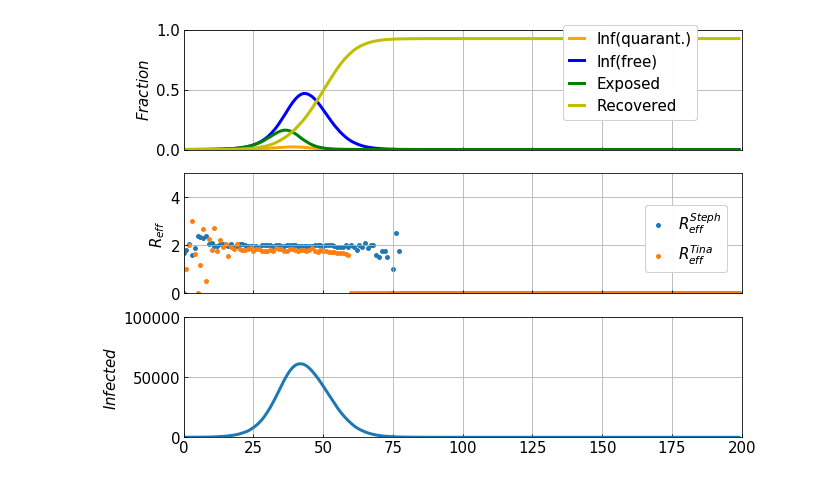
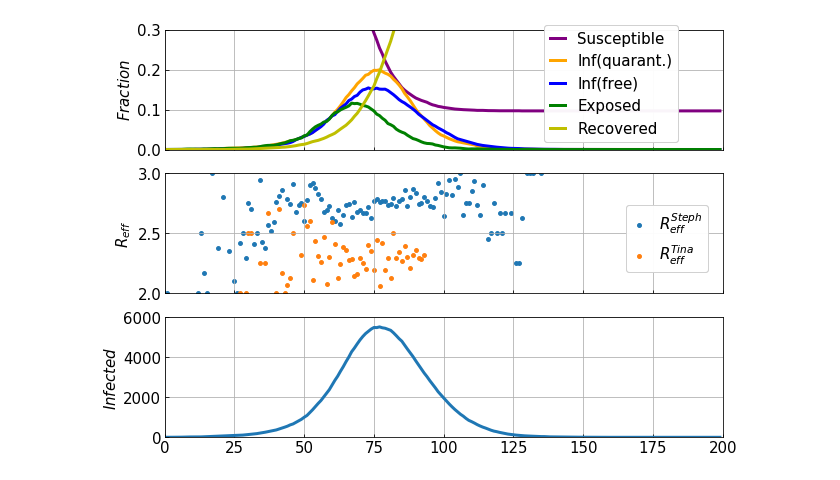
Before and after one commit to chrhck/contagion, a Jupyter notebook: examples/con_benchmark.ipynb, the cells around one changed output. Cells and saved outputs as stored; diff of their text form; code cells hidden in the pictures.

```diff
--- a/examples/con_benchmark.ipynb
+++ b/examples/con_benchmark.ipynb
@@ -37,3 +24,0 @@ contagion.sim()
-# %%
-stats = pd.DataFrame(contagion.statistics)
-t_s = contagion.trace_infection
@@ -40,2 +52,10 @@ t_s = contagion.trace_infection
+# %%
+# Averaging
+stats = {}
+for key in stats_arr[0].keys():
+    stats[key] = np.average(np.array([
+        stats_arr[i][key]
+        for i in range(len(stats_arr))
+    ]), axis=0)
 # %%
 # R_eff_steph
@@ -51,7 +77,7 @@ r_eff_steph = np.nan_to_num(np.array([
 newly_recovered = np.diff(stats['is_recovered'])
 newly_recovered = np.insert(newly_recovered, 0, 0)
 # %%
-def unique(array, orderby='first'):
+def Unique(array, orderby='first'):
     array = np.asarray(array)
     order = array.argsort(kind='mergesort')
     array = array[order]
@@ -80,0 +117,6 @@ r_eff_tina = np.nan_to_num(np.array(r_eff_tina))
+# %%
+# Fetching representative result
+maxima_id = np.array([np.argmax(stats_arr[i]['is_infected']) for i in range(len(stats_arr))])
+average_max_id = np.argmax(stats['is_infected'])
+nearest_id = (np.abs(maxima_id - average_max_id)).argmin()
+run_id = nearest_id
@@ -90,16 +140,21 @@ colors = ['#fdcc8a',
           '#d7301f']
 # ---------------------------------------------------------------------------------
 # Infections per time step
-ax1.plot(contagion.t, stats['is_hospitalized'] / config['population']['population size'],
+ax1.plot(contagion.t,
+         (config['population']['population size'] - stats_arr[run_id]['is_recovered'] -
+          stats_arr[run_id]['is_infected']) /
+         config['population']['population size'],
+         lw=lw, label='Susceptible', color='purple')
+ax1.plot(contagion.t, stats_arr[run_id]['is_hospitalized'] / config['population']['population size'],
          lw=lw, label='Inf(quarant.)', color='orange')
-ax1.plot(contagion.t, (stats['is_incubation'] + stats['is_infectious']) / config['population']['population size'],
+ax1.plot(contagion.t, (stats_arr[run_id]['is_incubation'] + stats['is_infectious']) / config['population']['population size'],
          lw=lw, label='Inf(free)', color='b')
-ax1.plot(contagion.t, (stats['is_latent']) / config['population']['population size'],
+ax1.plot(contagion.t, (stats_arr[run_id]['is_latent']) / config['population']['population size'],
          lw=lw, label='Exposed', color="g")
-ax1.plot(contagion.t, stats['is_recovered'] / config['population']['population size'],
+ax1.plot(contagion.t, stats_arr[run_id]['is_recovered'] / config['population']['population size'],
          lw=lw, label='Recovered', color='y')
 # ax1.set_xlim(0, 200)
-ax1.set_ylim(0., 1.)
+ax1.set_ylim(0., 0.3)
 ax1.set_xscale('linear')
 ax1.set_yscale('linear')
 # ax1.set_xlabel(r't [Days]', fontsize=fontsize)
@@ -111,39 +166,39 @@ lgd1 = ax1.legend(h,l, loc=9, bbox_to_anchor=(0.8, +1.1),
                   ncol=1, fontsize=fontsize, handlelength=h_length,
                   fancybox=True, frameon=True)
 ax1.add_artist(lgd1)
 ax1.grid(True)
 # ---------------------------------------------------------------------------------
 # The effective R value
-ax2.scatter(contagion.t, r_eff_steph, s=lw * 5, label=r'$R_{eff}^{Steph}$')
-ax2.scatter(contagion.t, r_eff_tina, s=lw * 5, label=r'$R_{eff}^{Tina}$')
-ax2.set_ylim(0., 5.)
+ax2.scatter(contagion.t, r_eff_arr_steph[run_id], s=lw * 5, label=r'$R_{eff}^{Steph}$')
+ax2.scatter(contagion.t, r_eff_arr_tina[run_id], s=lw * 5, label=r'$R_{eff}^{Tina}$')
+ax2.set_ylim(2., 3.)
 ax2.set_xscale('linear')
 ax2.set_yscale('linear')
 # ax1.set_xlabel(r't [Days]', fontsize=fontsize)
 ax2.set_ylabel(r'$R_{eff}$', fontsize=fontsize)
 ax2.tick_params(axis = 'both', which = 'major', labelsize=fontsize, direction='in')
 ax2.tick_params(axis = 'both', which = 'minor', labelsize=fontsize, direction='in')
 h, l = ax2.get_legend_handles_labels()
 lgd1 = ax2.legend(h,l, loc=9, bbox_to_anchor=(0.9, +0.8),
                   ncol=1, fontsize=fontsize, handlelength=h_length,
                   fancybox=True, frameon=True)
 ax2.add_artist(lgd1)
 ax2.grid(True)
 # ---------------------------------------------------------------------------------
 # The number of infected people
-ax3.plot(contagion.t, stats['is_infected'], lw=lw)
+ax3.plot(contagion.t, stats_arr[run_id]['is_infected'], lw=lw)
 ax3.set_xlim(0, 200)
-ax3.set_ylim(0., 100000)
+ax3.set_ylim(0., 6000)
 ax3.set_xscale('linear')
 ax3.set_yscale('linear')
 # ax1.set_xlabel(r't [Days]', fontsize=fontsize)
 ax3.set_ylabel(r'$Infected$', fontsize=fontsize)
 ax3.tick_params(axis = 'both', which = 'major', labelsize=fontsize, direction='in')
 ax3.tick_params(axis = 'both', which = 'minor', labelsize=fontsize, direction='in')
 ax3.grid(True)
 plt.show()
 # %% [output]
-[figure, old version]
+[figure, new version]
 # %%
 figure.savefig(PICS + "Contagion_Benchmark.png",
                bbox_inches='tight')
```
Also changed, not shown: parts of 10 cells of this notebook, 4 other files.
